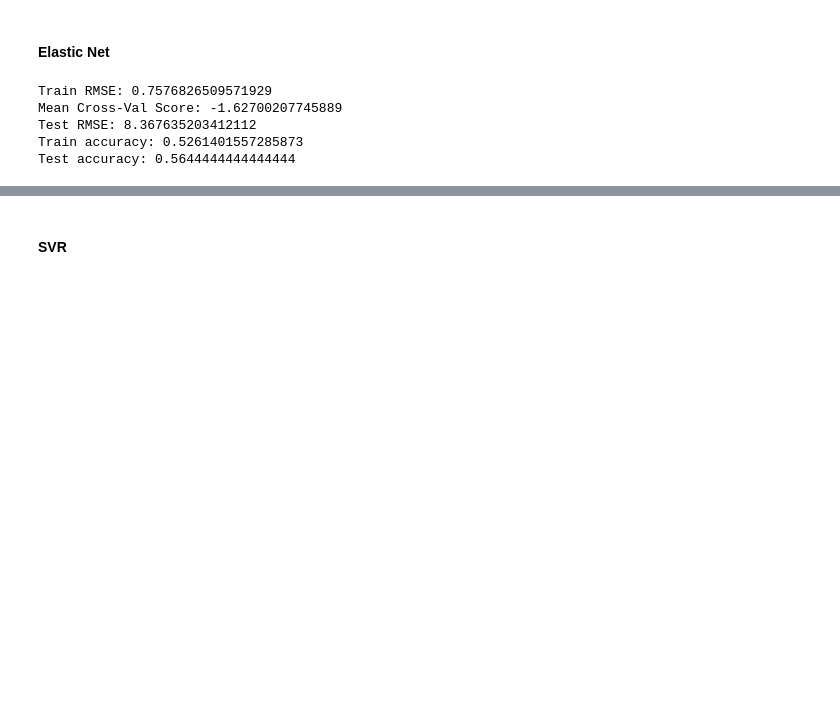
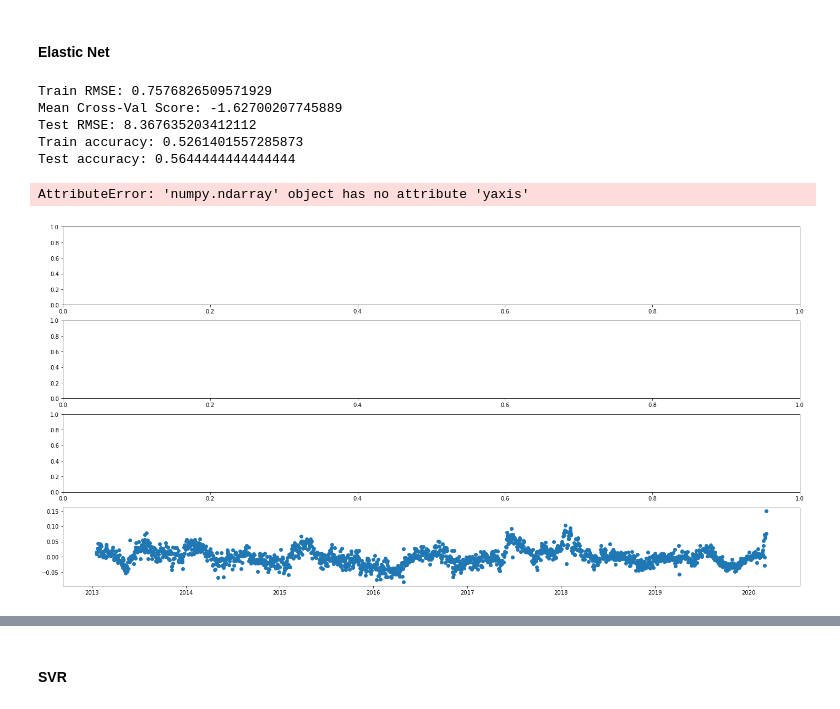
Before and after one commit to tjbray20/Market_Machine_Learning, a Jupyter notebook: MainNotebook.ipynb, the cells around one changed output, grey strips where cells are left out. Drawn from its saved outputs; the diff is of its cells as text; code cells hidden in the pictures; blank space fills up the shorter version.

```diff
--- a/MainNotebook.ipynb
+++ b/MainNotebook.ipynb
@@ -271,9 +271,9 @@ array(['VTR', 'KHC', 'TMO', 'NTRA', 'KSU', 'CPRT', 'ADI', 'ICE', 'HAL',
 # %%
-# a loop that creates a formatted DataFrame for the company
-for c in test_companies:
-    df = create_dataframe(c)
-    csv_name = f'FormattedData/{c}_formatted.csv'
-    df.to_csv(csv_name)
+# a loop that creates a formatted DataFrame for the company and saves it
+#for c in test_companies:
+#    df = create_dataframe(c)
+#    csv_name = f'FormattedData/{c}_formatted.csv'
+#    df.to_csv(csv_name)
 # %% [markdown]
 ## Price Charts
 ***
@@ -490,3 +489,13 @@ Mean Cross-Val Score: -1.62700207745889
 Test RMSE: 8.367635203412112
 Train accuracy: 0.5261401557285873
 Test accuracy: 0.5644444444444444
+# %%
+fig, ax = plt.subplots(4, figsize = (24,12))
+plot_x = y_train.index
+plot_y = (y_hat_train - y_train)/y_train
+plt.scatter(plot_x,plot_y)
+ax.yaxis.set_major_formatter('{x:1,.2%}')
+plt.axhline(y=0, alpha = .5, color = 'red', linewidth = 4.0);
+# %% [output]
+AttributeError: 'numpy.ndarray' object has no attribute 'yaxis'
+[figure, added]
```
Also changed, not shown: parts of 20 cells of this notebook, 5 other files.
